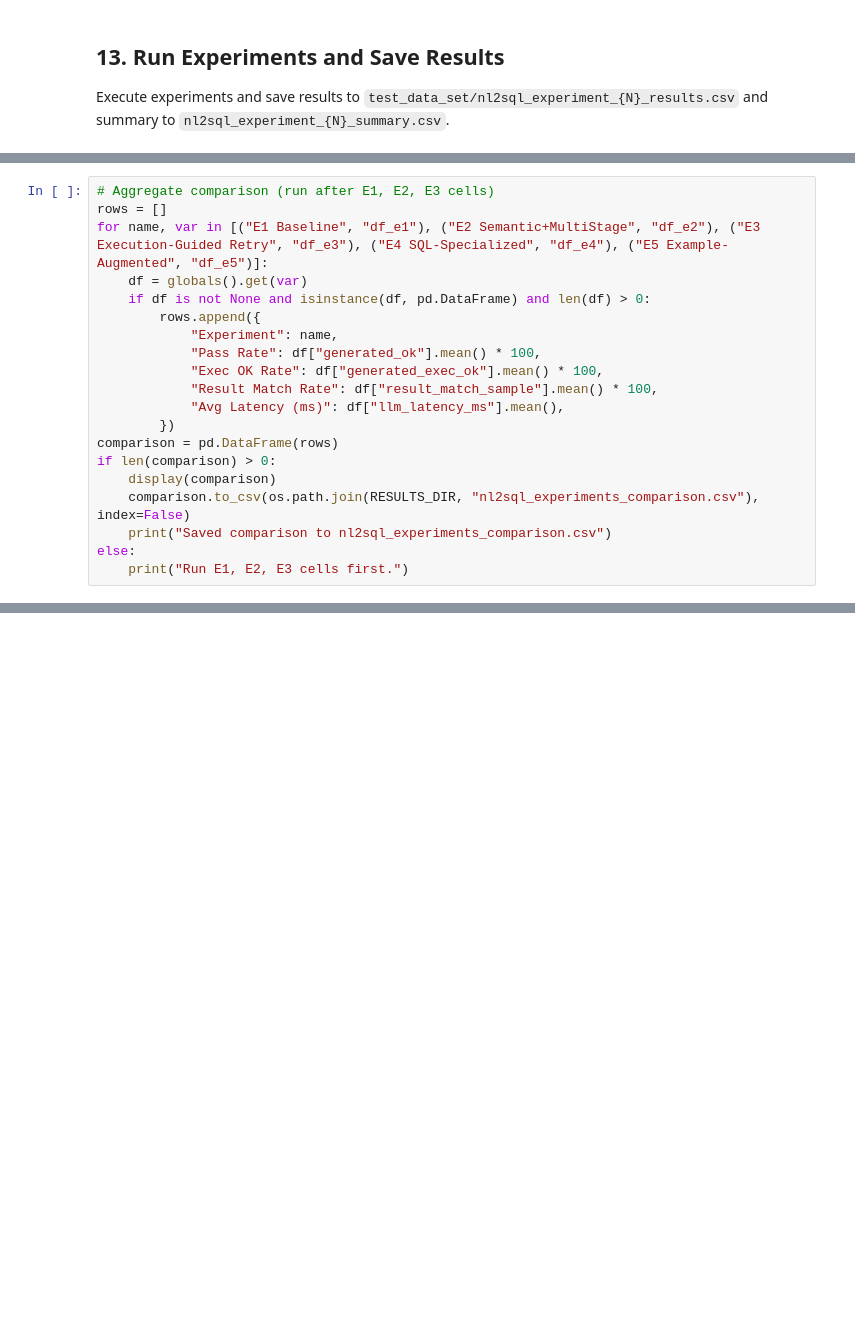
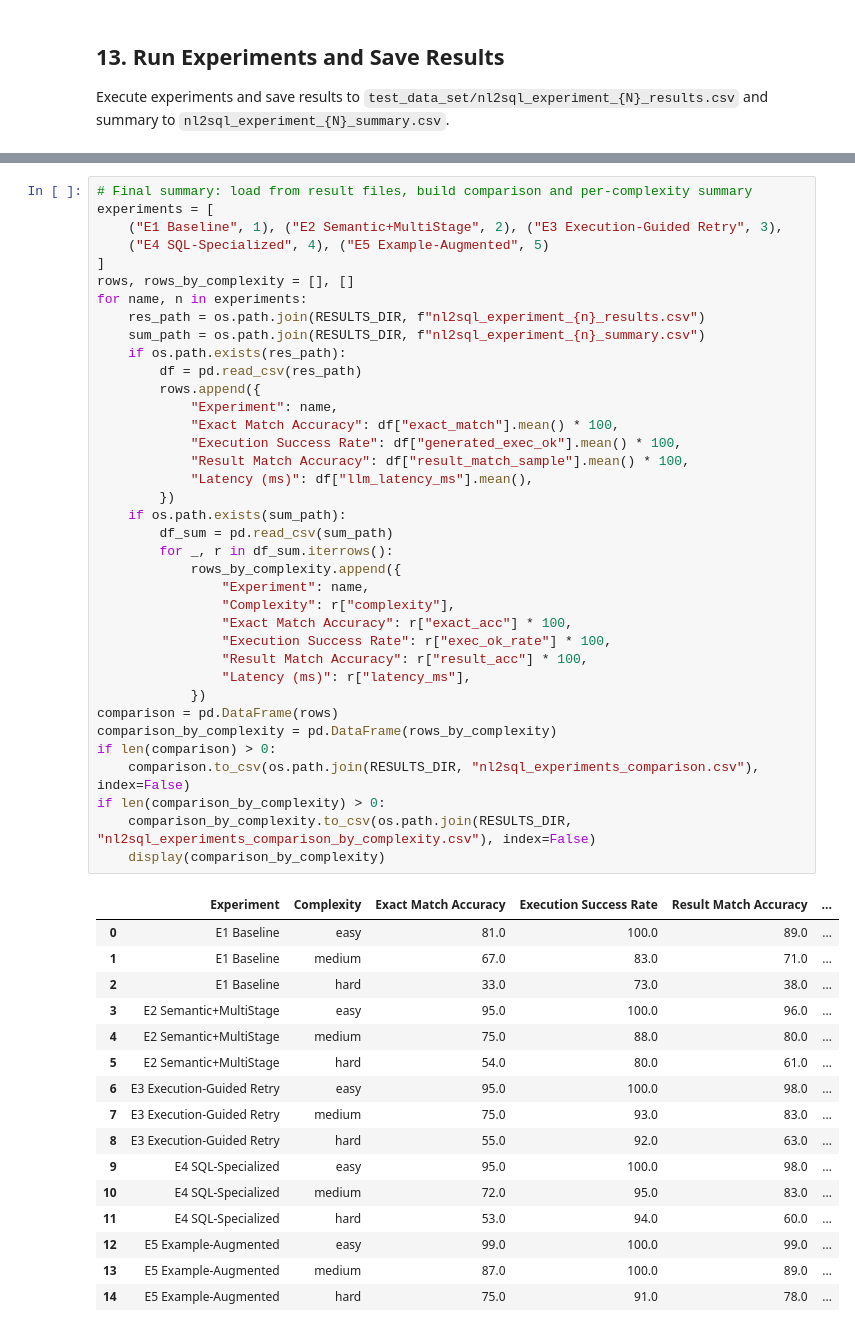
Before and after one commit to nil186007/db-chat-bot, a Jupyter notebook: db-chat-bot-app/jupiter_note_books/nl2sql_experiments.ipynb, the cells around one changed output, grey strips where cells are left out. Saved outputs shown, nothing was run; the diff lists cells and outputs as text; blank space fills up the shorter version.

```diff
--- a/db-chat-bot-app/jupiter_note_books/nl2sql_experiments.ipynb
+++ b/db-chat-bot-app/jupiter_note_books/nl2sql_experiments.ipynb
@@ -968,20 +982,0 @@ Compare pass rate, execution success, and result accuracy across experiments.
-# %%
-# Aggregate comparison (run after E1, E2, E3 cells)
-rows = []
-for name, var in [("E1 Baseline", "df_e1"), ("E2 Semantic+MultiStage", "df_e2"), ("E3 Execution-Guided Retry", "df_e3"), ("E4 SQL-Specialized", "df_e4"), ("E5 Example-Augmented", "df_e5")]:
-    df = globals().get(var)
-    if df is not None and isinstance(df, pd.DataFrame) and len(df) > 0:
-        rows.append({
-            "Experiment": name,
-            "Pass Rate": df["generated_ok"].mean() * 100,
-            "Exec OK Rate": df["generated_exec_ok"].mean() * 100,
-            "Result Match Rate": df["result_match_sample"].mean() * 100,
-            "Avg Latency (ms)": df["llm_latency_ms"].mean(),
-        })
-comparison = pd.DataFrame(rows)
-if len(comparison) > 0:
-    display(comparison)
-    comparison.to_csv(os.path.join(RESULTS_DIR, "nl2sql_experiments_comparison.csv"), index=False)
-    print("Saved comparison to nl2sql_experiments_comparison.csv")
-else:
-    print("Run E1, E2, E3 cells first.")
@@ -1002,0 +987,54 @@ Saved comparison to nl2sql_experiments_comparison.csv
+# %%
+# Final summary: load from result files, build comparison and per-complexity summary
+experiments = [
+    ("E1 Baseline", 1), ("E2 Semantic+MultiStage", 2), ("E3 Execution-Guided Retry", 3),
+    ("E4 SQL-Specialized", 4), ("E5 Example-Augmented", 5)
+]
+rows, rows_by_complexity = [], []
+for name, n in experiments:
+    res_path = os.path.join(RESULTS_DIR, f"nl2sql_experiment_{n}_results.csv")
+    sum_path = os.path.join(RESULTS_DIR, f"nl2sql_experiment_{n}_summary.csv")
+    if os.path.exists(res_path):
+        df = pd.read_csv(res_path)
+        rows.append({
+            "Experiment": name,
+            "Exact Match Accuracy": df["exact_match"].mean() * 100,
+            "Execution Success Rate": df["generated_exec_ok"].mean() * 100,
+            "Result Match Accuracy": df["result_match_sample"].mean() * 100,
+            "Latency (ms)": df["llm_latency_ms"].mean(),
+        })
+    if os.path.exists(sum_path):
+        df_sum = pd.read_csv(sum_path)
+        for _, r in df_sum.iterrows():
+            rows_by_complexity.append({
+                "Experiment": name,
+                "Complexity": r["complexity"],
+                "Exact Match Accuracy": r["exact_acc"] * 100,
+                "Execution Success Rate": r["exec_ok_rate"] * 100,
+                "Result Match Accuracy": r["result_acc"] * 100,
+                "Latency (ms)": r["latency_ms"],
+            })
+comparison = pd.DataFrame(rows)
+comparison_by_complexity = pd.DataFrame(rows_by_complexity)
+if len(comparison) > 0:
+    comparison.to_csv(os.path.join(RESULTS_DIR, "nl2sql_experiments_comparison.csv"), index=False)
+if len(comparison_by_complexity) > 0:
+    comparison_by_complexity.to_csv(os.path.join(RESULTS_DIR, "nl2sql_experiments_comparison_by_complexity.csv"), index=False)
+    display(comparison_by_complexity)
+# %% [output]
+|  | Experiment | Complexity | Exact Match Accuracy | Execution Success Rate | Result Match Accuracy | ... |
+| 0 | E1 Baseline | easy | 81.0 | 100.0 | 89.0 | ... |
+| 1 | E1 Baseline | medium | 67.0 | 83.0 | 71.0 | ... |
+| 2 | E1 Baseline | hard | 33.0 | 73.0 | 38.0 | ... |
+| 3 | E2 Semantic+MultiStage | easy | 95.0 | 100.0 | 96.0 | ... |
+| 4 | E2 Semantic+MultiStage | medium | 75.0 | 88.0 | 80.0 | ... |
+| 5 | E2 Semantic+MultiStage | hard | 54.0 | 80.0 | 61.0 | ... |
+| 6 | E3 Execution-Guided Retry | easy | 95.0 | 100.0 | 98.0 | ... |
+| 7 | E3 Execution-Guided Retry | medium | 75.0 | 93.0 | 83.0 | ... |
+| 8 | E3 Execution-Guided Retry | hard | 55.0 | 92.0 | 63.0 | ... |
+| 9 | E4 SQL-Specialized | easy | 95.0 | 100.0 | 98.0 | ... |
+| 10 | E4 SQL-Specialized | medium | 72.0 | 95.0 | 83.0 | ... |
+| 11 | E4 SQL-Specialized | hard | 53.0 | 94.0 | 60.0 | ... |
+| 12 | E5 Example-Augmented | easy | 99.0 | 100.0 | 99.0 | ... |
+| 13 | E5 Example-Augmented | medium | 87.0 | 100.0 | 89.0 | ... |
+| 14 | E5 Example-Augmented | hard | 75.0 | 91.0 | 78.0 | ... |
```
Also changed, not shown: parts of 14 cells of this notebook, 22 other files.
